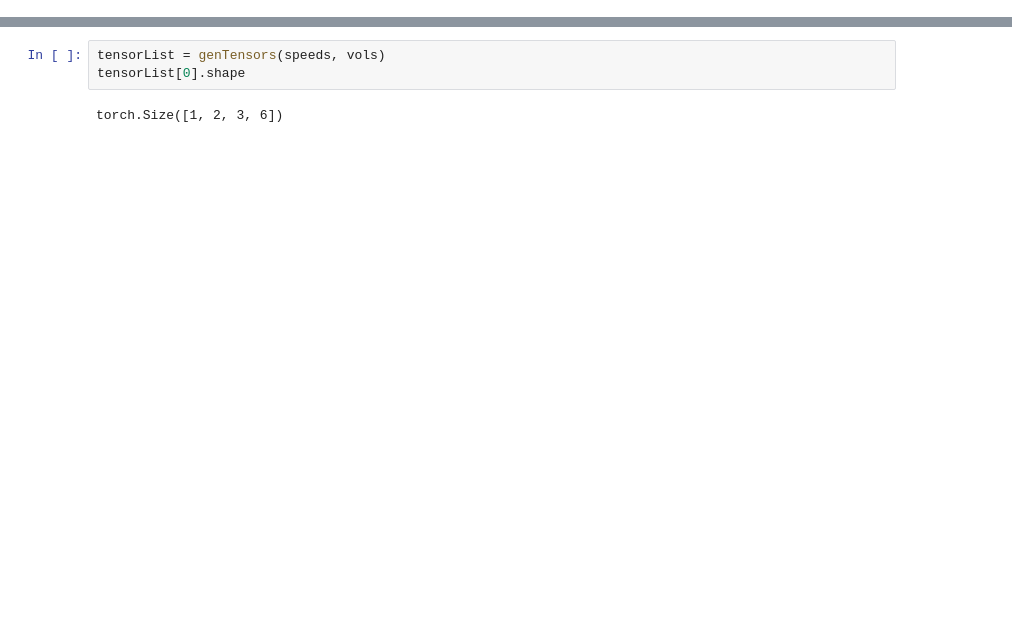
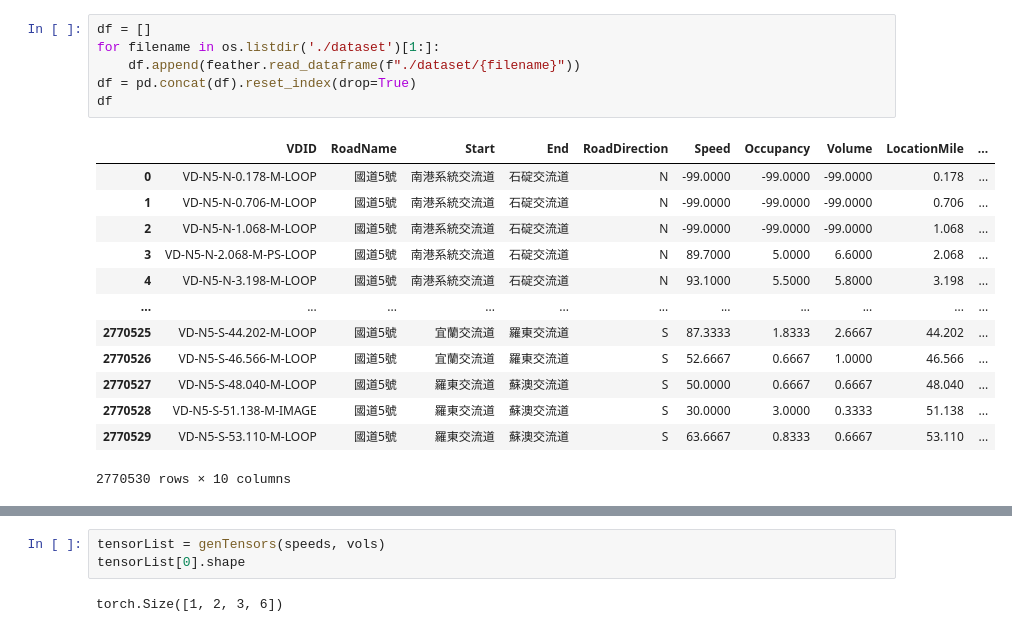
Before and after one commit to chhuang17/hwyTrafficPred, a Jupyter notebook: createDataset.ipynb, the cells around one changed output, grey strips where cells are left out. Drawn from its saved outputs; the diff is of its cells as text; blank space fills up the shorter version.

```diff
--- a/createDataset.ipynb
+++ b/createDataset.ipynb
@@ -164,4 +254,24 @@ def genTensors(speeds: list, vols: list) -> list:
         v = torch.tensor(v, dtype=torch.float).unsqueeze(0).unsqueeze(0)
         dataCollection.append(torch.concat([s, v], dim=1))
     return dataCollection
+# %%
+df = []
+for filename in os.listdir('./dataset')[1:]:
+    df.append(feather.read_dataframe(f"./dataset/{filename}"))
+df = pd.concat(df).reset_index(drop=True)
+df
+# %% [output]
+|  | VDID | RoadName | Start | End | RoadDirection | Speed | Occupancy | Volume | LocationMile | ... |
+| 0 | VD-N5-N-0.178-M-LOOP | 國道5號 | 南港系統交流道 | 石碇交流道 | N | -99.0000 | -99.0000 | -99.0000 | 0.178 | ... |
+| 1 | VD-N5-N-0.706-M-LOOP | 國道5號 | 南港系統交流道 | 石碇交流道 | N | -99.0000 | -99.0000 | -99.0000 | 0.706 | ... |
+| 2 | VD-N5-N-1.068-M-LOOP | 國道5號 | 南港系統交流道 | 石碇交流道 | N | -99.0000 | -99.0000 | -99.0000 | 1.068 | ... |
+| 3 | VD-N5-N-2.068-M-PS-LOOP | 國道5號 | 南港系統交流道 | 石碇交流道 | N | 89.7000 | 5.0000 | 6.6000 | 2.068 | ... |
+| 4 | VD-N5-N-3.198-M-LOOP | 國道5號 | 南港系統交流道 | 石碇交流道 | N | 93.1000 | 5.5000 | 5.8000 | 3.198 | ... |
+| ... | ... | ... | ... | ... | ... | ... | ... | ... | ... | ... |
+| 2770525 | VD-N5-S-44.202-M-LOOP | 國道5號 | 宜蘭交流道 | 羅東交流道 | S | 87.3333 | 1.8333 | 2.6667 | 44.202 | ... |
+| 2770526 | VD-N5-S-46.566-M-LOOP | 國道5號 | 宜蘭交流道 | 羅東交流道 | S | 52.6667 | 0.6667 | 1.0000 | 46.566 | ... |
+| 2770527 | VD-N5-S-48.040-M-LOOP | 國道5號 | 羅東交流道 | 蘇澳交流道 | S | 50.0000 | 0.6667 | 0.6667 | 48.040 | ... |
+| 2770528 | VD-N5-S-51.138-M-IMAGE | 國道5號 | 羅東交流道 | 蘇澳交流道 | S | 30.0000 | 3.0000 | 0.3333 | 51.138 | ... |
+| 2770529 | VD-N5-S-53.110-M-LOOP | 國道5號 | 羅東交流道 | 蘇澳交流道 | S | 63.6667 | 0.8333 | 0.6667 | 53.110 | ... |
+2770530 rows × 10 columns
 # %%
```
Also changed, not shown: parts of 39 cells of this notebook.
